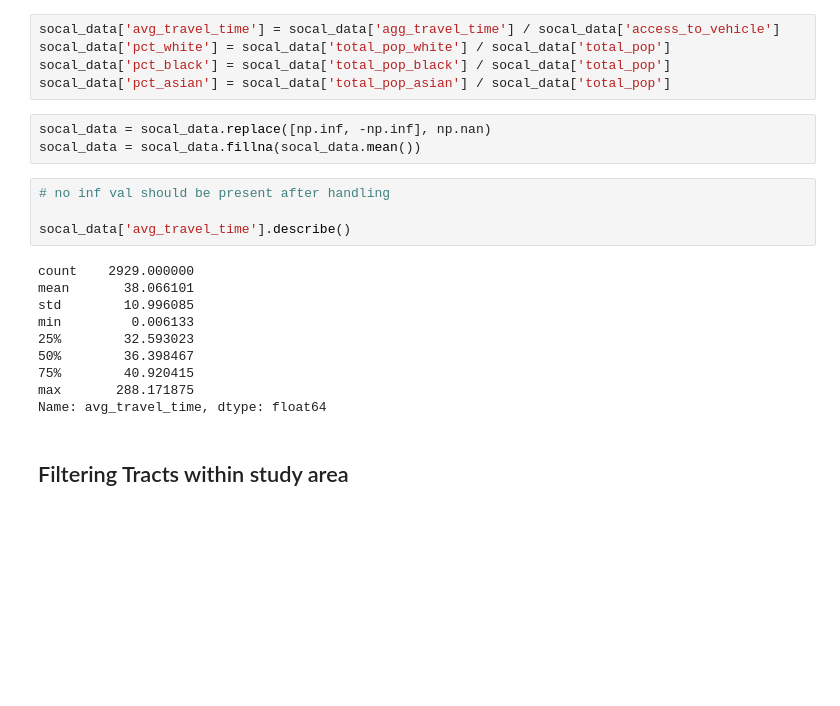
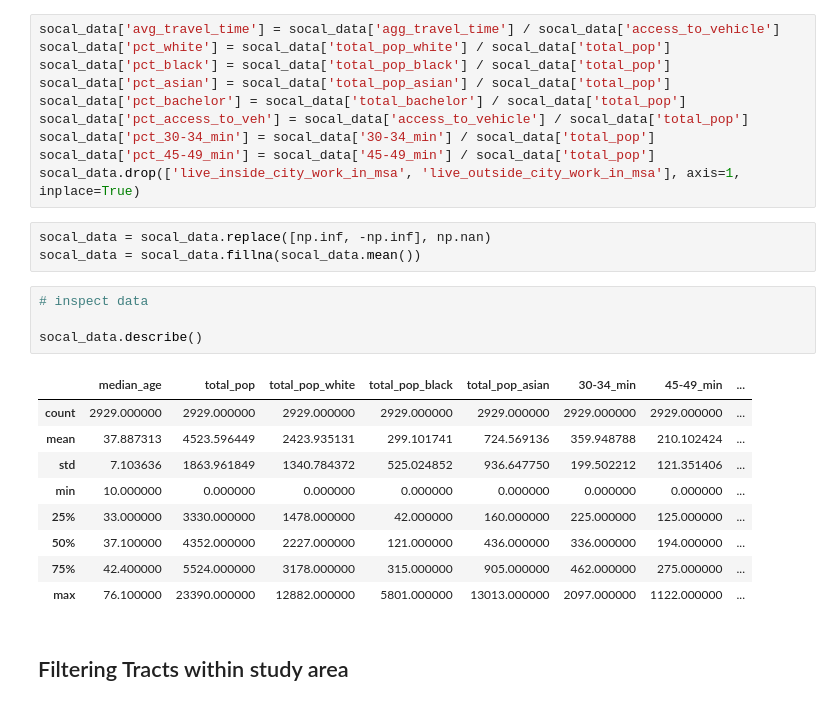
Before and after one commit to jarviskroos7/SoCalEVCSNetwork, a Jupyter notebook: ev_network_proj.ipynb, the cells around one changed output. Drawn from its saved outputs; the diff is of its cells as text; blank space fills up the shorter version.

```diff
--- a/ev_network_proj.ipynb
+++ b/ev_network_proj.ipynb
@@ -922,23 +922,28 @@ socal_data['avg_travel_time'] = socal_data['agg_travel_time'] / socal_data['acce
 socal_data['pct_white'] = socal_data['total_pop_white'] / socal_data['total_pop']
 socal_data['pct_black'] = socal_data['total_pop_black'] / socal_data['total_pop']
 socal_data['pct_asian'] = socal_data['total_pop_asian'] / socal_data['total_pop']
+socal_data['pct_bachelor'] = socal_data['total_bachelor'] / socal_data['total_pop']
+socal_data['pct_access_to_veh'] = socal_data['access_to_vehicle'] / socal_data['total_pop']
+socal_data['pct_30-34_min'] = socal_data['30-34_min'] / socal_data['total_pop']
+socal_data['pct_45-49_min'] = socal_data['45-49_min'] / socal_data['total_pop']
+socal_data.drop(['live_inside_city_work_in_msa', 'live_outside_city_work_in_msa'], axis=1, inplace=True)
 # %%
 socal_data = socal_data.replace([np.inf, -np.inf], np.nan)
 socal_data = socal_data.fillna(socal_data.mean())
-# %%
-# no inf val should be present after handling
-
-socal_data['avg_travel_time'].describe()
-# %% [output]
-count    2929.000000
-mean       38.066101
-std        10.996085
-min         0.006133
-25%        32.593023
-50%        36.398467
-75%        40.920415
-max       288.171875
-Name: avg_travel_time, dtype: float64
+# %%
+# inspect data
+
+socal_data.describe()
+# %% [output]
+|  | median_age | total_pop | total_pop_white | total_pop_black | total_pop_asian | 30-34_min | 45-49_min | ... |
+| count | 2929.000000 | 2929.000000 | 2929.000000 | 2929.000000 | 2929.000000 | 2929.000000 | 2929.000000 | ... |
+| mean | 37.887313 | 4523.596449 | 2423.935131 | 299.101741 | 724.569136 | 359.948788 | 210.102424 | ... |
+| std | 7.103636 | 1863.961849 | 1340.784372 | 525.024852 | 936.647750 | 199.502212 | 121.351406 | ... |
+| min | 10.000000 | 0.000000 | 0.000000 | 0.000000 | 0.000000 | 0.000000 | 0.000000 | ... |
+| 25% | 33.000000 | 3330.000000 | 1478.000000 | 42.000000 | 160.000000 | 225.000000 | 125.000000 | ... |
+| 50% | 37.100000 | 4352.000000 | 2227.000000 | 121.000000 | 436.000000 | 336.000000 | 194.000000 | ... |
+| 75% | 42.400000 | 5524.000000 | 3178.000000 | 315.000000 | 905.000000 | 462.000000 | 275.000000 | ... |
+| max | 76.100000 | 23390.000000 | 12882.000000 | 5801.000000 | 13013.000000 | 2097.000000 | 1122.000000 | ... |
 # %% [markdown]
 ## Filtering Tracts within study area
 # %%
```
Also changed, not shown: parts of 6 cells of this notebook, 3 other files.
